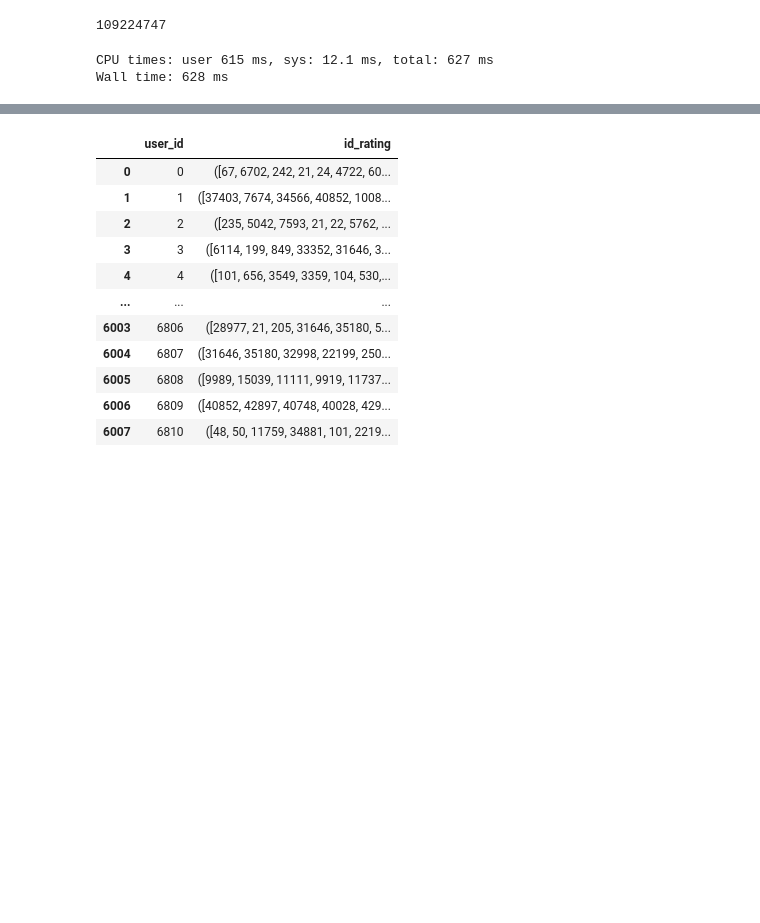
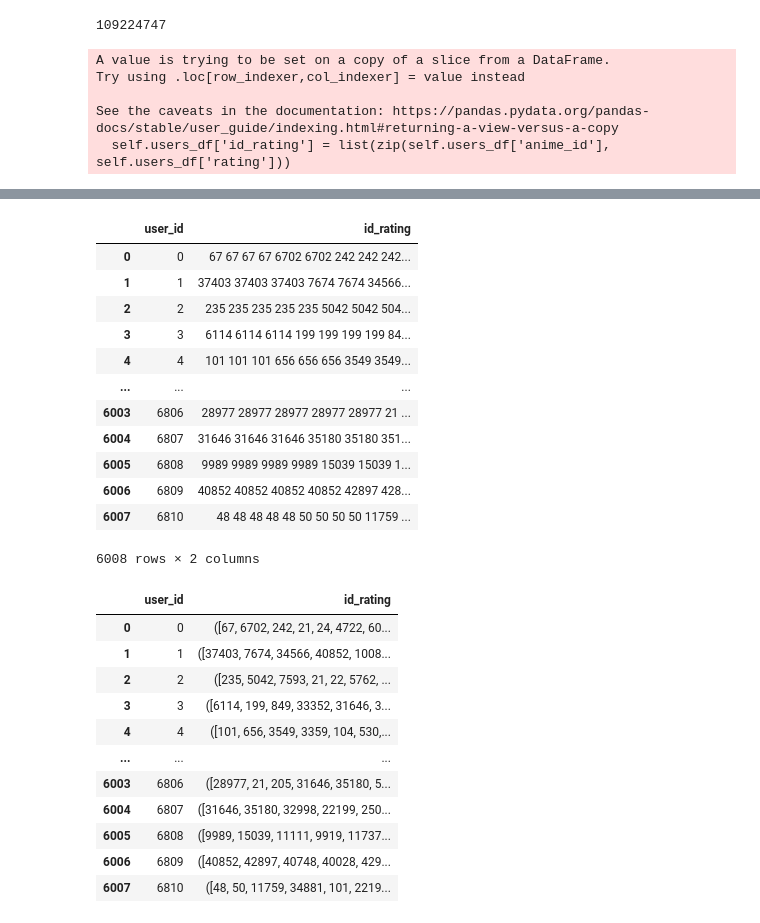
Before and after one commit to WiktorOgrodnik/ml-anime-recommendation, a Jupyter notebook: anime_visualization.ipynb, the cells around one changed output, grey strips where cells are left out. Cells and saved outputs as stored; diff of their text form; code cells hidden in the pictures; blank space fills up the shorter version.

```diff
--- a/anime_visualization.ipynb
+++ b/anime_visualization.ipynb
@@ -43,7 +43,7 @@ len(users_df)
 109224747
 # %%
 class AnimeRecomendation:
-    def __init__(self, dimensions = 512, iter = 8):
+    def __init__(self, dimensions = 32, iter = 16):
         self.users_df     = pd.DataFrame()
         self.users_count  = None
         self.dimensions   = dimensions
@@ -64,7 +64,7 @@ class AnimeRecomendation:
         grouped_df        = self.grouped_df
         users_count       = self.number_of_users()
         self.tsv_filename = tsv_filename
-        columns_to_keep   = ['user_id', 'anime_id']
+        columns_to_keep   = ['user_id', 'id_rating']
         grouped_df.to_csv(tsv_filename, index=False, sep='\t', columns=columns_to_keep, mode='w', header=False)
 
     def fit(self, users_df, lines: Optional[int] = None, rating_threshold: int = 6):
@@ -74,19 +74,24 @@ class AnimeRecomendation:
         else:
             self.users_df = users_df
 
-        self.grouped_df = users_df[users_df.rating >= rating_threshold]     \
-            .groupby("user_id")[["anime_id", "rating"]]                     \
-            .agg(list)                                                      \
-            .reset_index()                                                  \
+        self.users_df['id_rating'] = list(zip(self.users_df['anime_id'], self.users_df['rating']))
 
-        self.grouped_df['id_rating'] = list(zip(self.grouped_df['anime_id'], self.grouped_df['rating'])) \
+        def agg_fun(anime, rating):
+            return " ".join([str(anime) for _ in range(rating - rating_threshold + 1)])
 
-        self.grouped_df = self.grouped_df \
-                            .filter(items=['user_id', 'id_rating'])
-            #.apply(list, axis=1)                                           \
-            #.agg(lambda animes: " ".join([str(anime) for anime in animes])) \
+        self.grouped_df = users_df[users_df.rating >= rating_threshold]                          \
+            .groupby("user_id")["id_rating"]                                                     \
+            .agg(lambda animes: " ".join([agg_fun(anime, rating) for (anime,rating) in animes])) \
+            .reset_index()
 
-        self.number_of_users()
+
+#         self.grouped_df = self.grouped_df \
+#             .filter(items=['user_id', 'id_rating'])  \
+#             .apply(list, axis=1)                                           \
+#             .agg(lambda animes: " ".join([str(anime) for anime in animes])) \
+
+#         self.number_of_users()
+        return self.grouped_df
 
     def get_artifacts(self, name: str):
         d = dict()
@@ -111,6 +116,7 @@ class AnimeRecomendation:
                    "--prepend-field-name", "1",
                    "-f", "numpy",
                    "-o", "results",
+                   "-e", "0",
                    self.tsv_filename]
         subprocess.run(command, check=True, stderr=subprocess.DEVNULL)
 
@@ -159,8 +165,9 @@ RATING_THRESHOLD = 6
 
 model = AnimeRecomendation()
 model.fit(users_df, lines=LINES, rating_threshold=RATING_THRESHOLD)
-
-model.number_of_users()
 # %% [output]
-CPU times: user 615 ms, sys: 12.1 ms, total: 627 ms
-Wall time: 628 ms
+A value is trying to be set on a copy of a slice from a DataFrame.
+Try using .loc[row_indexer,col_indexer] = value instead
+
+See the caveats in the documentation: https://pandas.pydata.org/pandas-docs/stable/user_guide/indexing.html#returning-a-view-versus-a-copy
+  self.users_df['id_rating'] = list(zip(self.users_df['anime_id'], self.users_df['rating']))
@@ -168,3 +176,16 @@ Wall time: 628 ms
+|  | user_id | id_rating |
+| 0 | 0 | 67 67 67 67 6702 6702 242 242 242... |
+| 1 | 1 | 37403 37403 37403 7674 7674 34566... |
+| 2 | 2 | 235 235 235 235 235 5042 5042 504... |
+| 3 | 3 | 6114 6114 6114 199 199 199 199 84... |
+| 4 | 4 | 101 101 101 656 656 656 3549 3549... |
+| ... | ... | ... |
+| 6003 | 6806 | 28977 28977 28977 28977 28977 21 ... |
+| 6004 | 6807 | 31646 31646 31646 35180 35180 351... |
+| 6005 | 6808 | 9989 9989 9989 9989 15039 15039 1... |
+| 6006 | 6809 | 40852 40852 40852 40852 42897 428... |
+| 6007 | 6810 | 48 48 48 48 48 50 50 50 50 11759 ... |
+6008 rows × 2 columns
 # %%
 model.grouped_df
 # %% [output]
```
Also changed, not shown: parts of 4 cells of this notebook, 1 other file.
